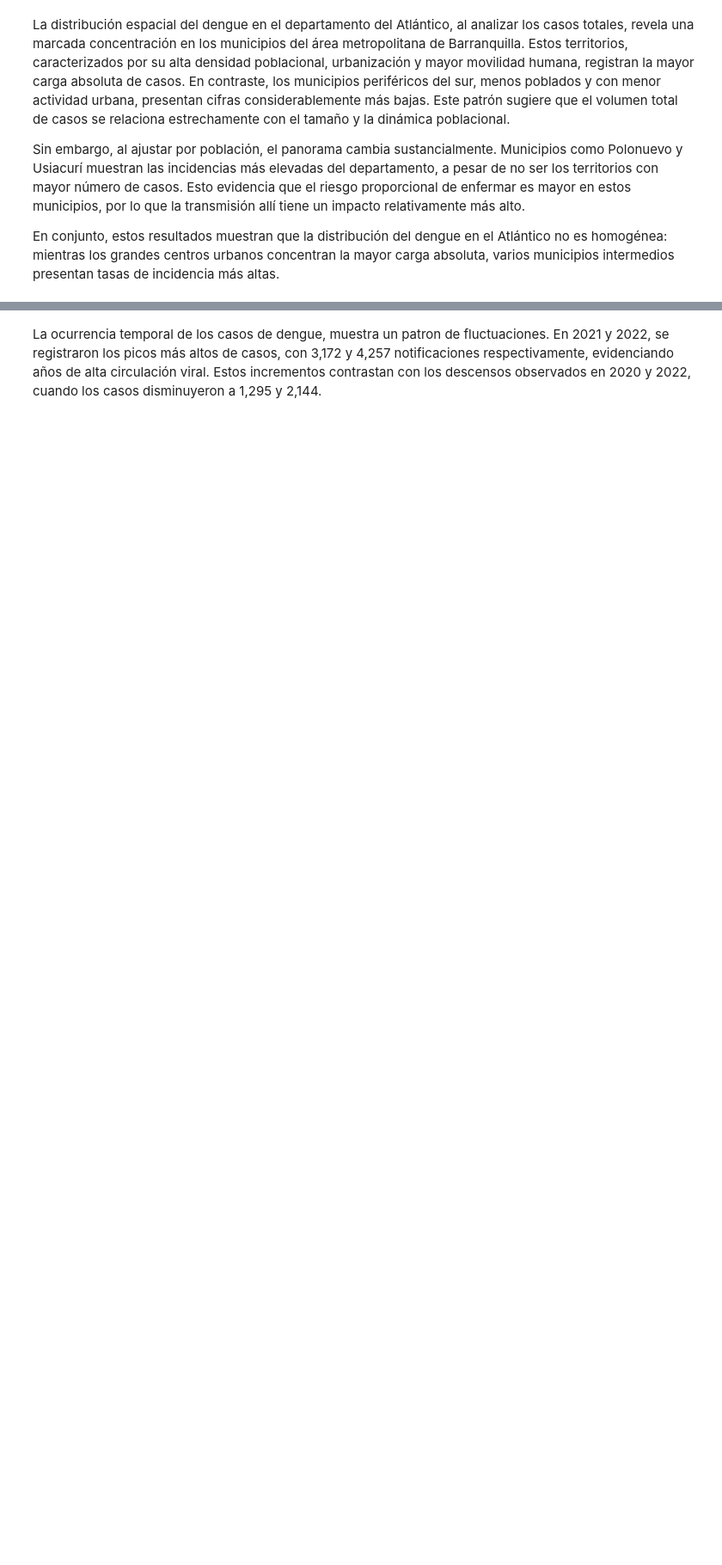
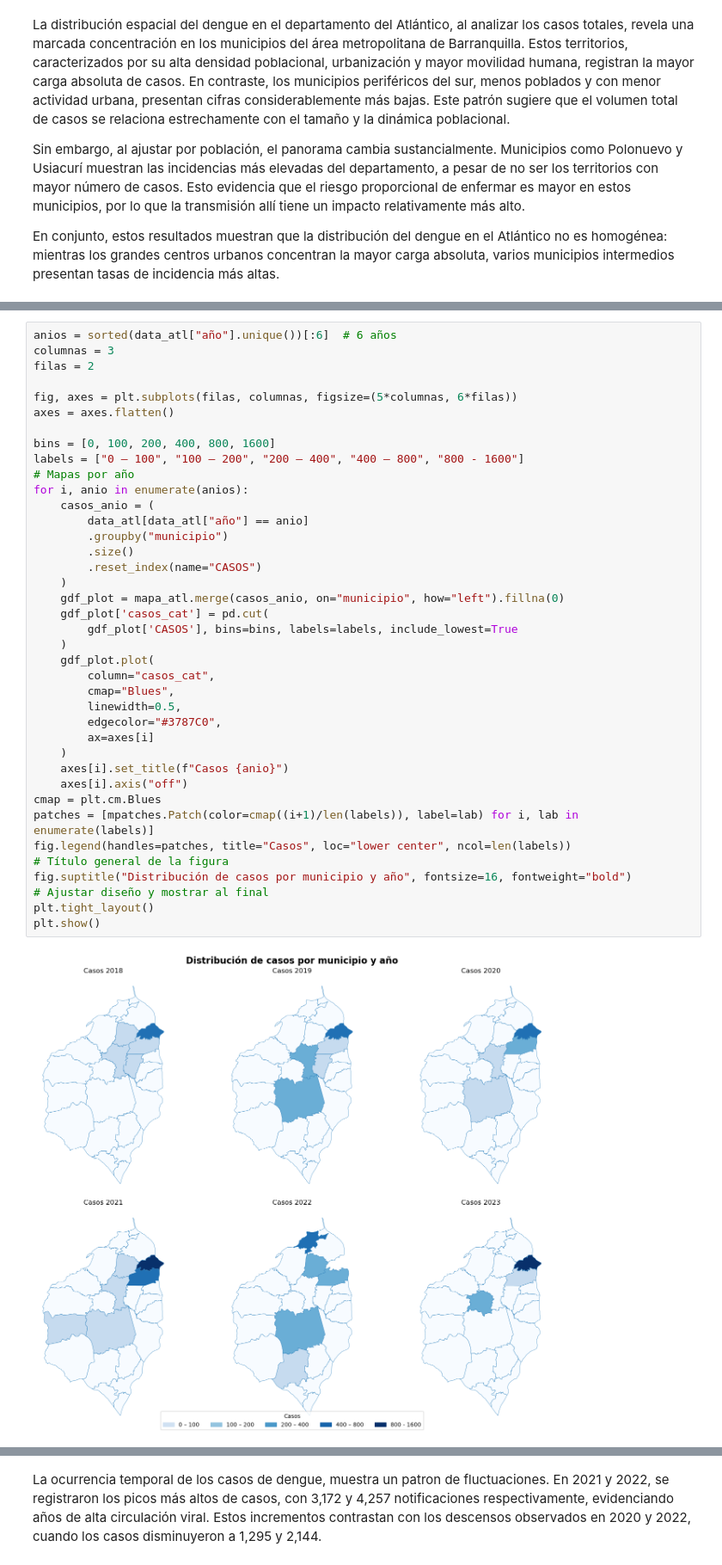
Before and after one commit to Darally06/Dengue_caracterization, a Jupyter notebook: EDA_registros.ipynb, the cells around one changed output, grey strips where cells are left out. Shown at 86% size. Cells and saved outputs as stored; diff of their text form; blank space fills up the shorter version.

```diff
--- a/EDA_registros.ipynb
+++ b/EDA_registros.ipynb
@@ -597,0 +660,41 @@ En conjunto, estos resultados muestran que la distribución del dengue en el Atl
+# %%
+anios = sorted(data_atl["año"].unique())[:6]  # 6 años
+columnas = 3
+filas = 2
+
+fig, axes = plt.subplots(filas, columnas, figsize=(5*columnas, 6*filas))
+axes = axes.flatten()
+
+bins = [0, 100, 200, 400, 800, 1600]
+labels = ["0 – 100", "100 – 200", "200 – 400", "400 – 800", "800 - 1600"]
+# Mapas por año
+for i, anio in enumerate(anios):
+    casos_anio = (
+        data_atl[data_atl["año"] == anio]
+        .groupby("municipio")
+        .size()
+        .reset_index(name="CASOS")
+    )
+    gdf_plot = mapa_atl.merge(casos_anio, on="municipio", how="left").fillna(0)
+    gdf_plot['casos_cat'] = pd.cut(
+        gdf_plot['CASOS'], bins=bins, labels=labels, include_lowest=True
+    )
+    gdf_plot.plot(
+        column="casos_cat",
+        cmap="Blues",
+        linewidth=0.5,
+        edgecolor="#3787C0",
+        ax=axes[i]
+    )
+    axes[i].set_title(f"Casos {anio}")
+    axes[i].axis("off")
+cmap = plt.cm.Blues
+patches = [mpatches.Patch(color=cmap((i+1)/len(labels)), label=lab) for i, lab in enumerate(labels)]
+fig.legend(handles=patches, title="Casos", loc="lower center", ncol=len(labels))
+# Título general de la figura
+fig.suptitle("Distribución de casos por municipio y año", fontsize=16, fontweight="bold")
+# Ajustar diseño y mostrar al final
+plt.tight_layout()
+plt.show()
+# %% [output]
+[figure, added]
```
Also changed, not shown: parts of 9 cells of this notebook, 6 other files.
